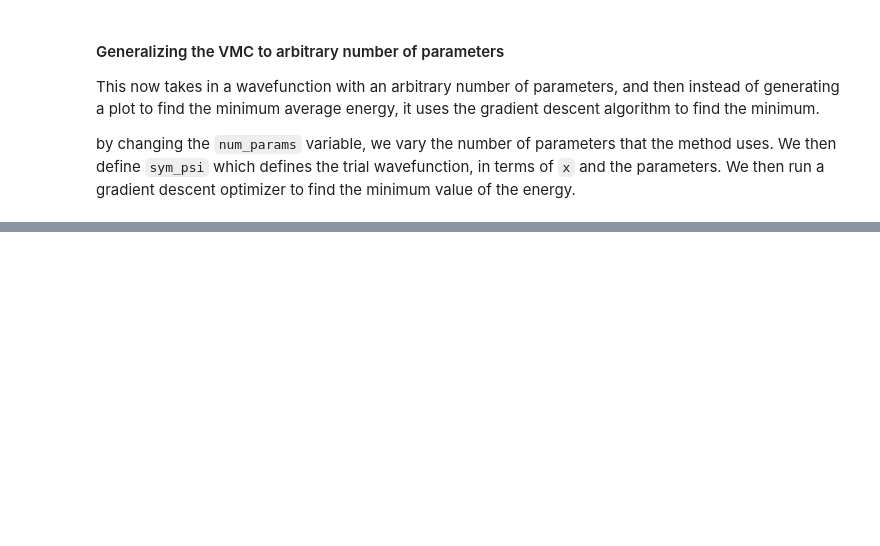
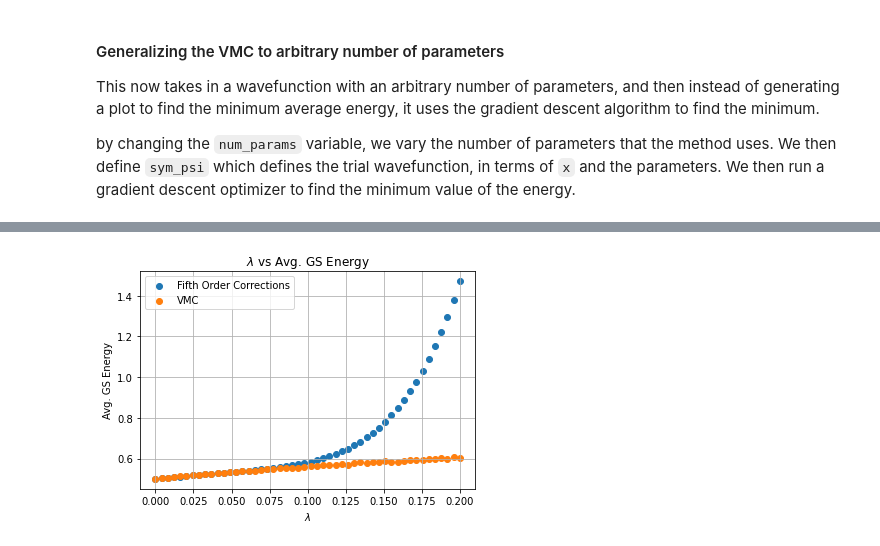
Before and after one commit to hershkumar/summer2022, a Jupyter notebook: vmc_generalized.ipynb, the cells around one changed output, grey strips where cells are left out. Saved outputs shown, nothing was run; the diff lists cells and outputs as text; code cells hidden in the pictures; blank space fills up the shorter version.

```diff
--- a/vmc_generalized.ipynb
+++ b/vmc_generalized.ipynb
@@ -133,0 +188,11 @@ Percent Difference: 26.441041850905343
+# %%
+plt.scatter(lams5, tes5, label="Fifth Order Corrections")
+plt.scatter(lams5, es5,label="VMC")
+plt.title("$\lambda$ vs Avg. GS Energy")
+plt.xlabel("$\lambda$")
+plt.ylabel("Avg. GS Energy")
+plt.grid()
+plt.legend()
+plt.show()
+# %% [output]
+[figure, added]
```
Also changed, not shown: parts of 8 cells of this notebook, 9 other files.
